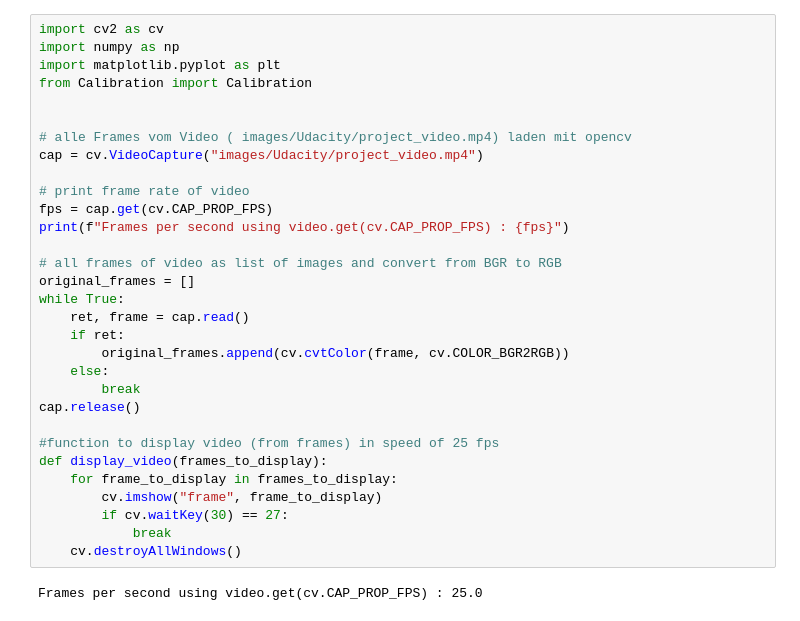
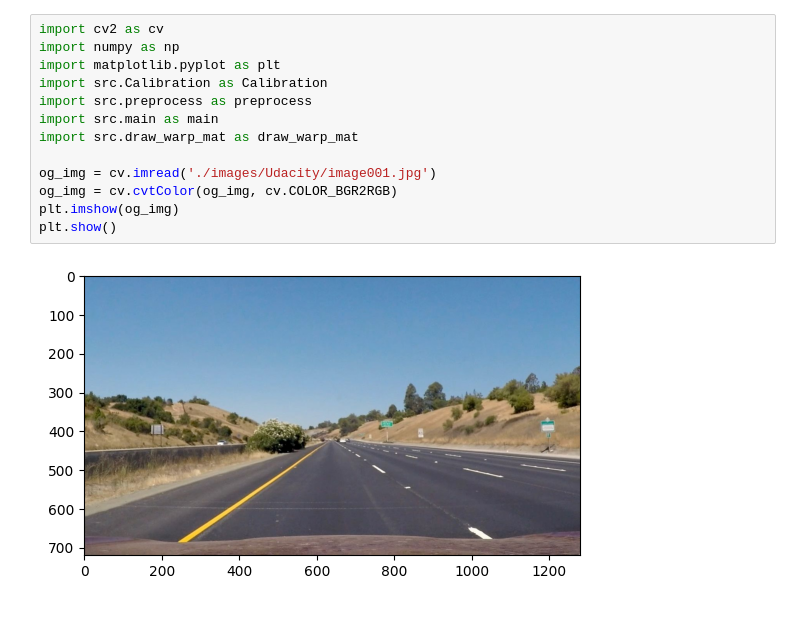
Before and after one commit to Ben-schlch/conventional_lane_detection, a Jupyter notebook: lane_detection.ipynb, the cells around one changed output. Saved outputs shown, nothing was run; the diff lists cells and outputs as text.

```diff
--- a/lane_detection.ipynb
+++ b/lane_detection.ipynb
@@ -3,33 +17,15 @@
 # %%
 import cv2 as cv
 import numpy as np
 import matplotlib.pyplot as plt
-from Calibration import Calibration
+import src.Calibration as Calibration
+import src.preprocess as preprocess
+import src.main as main
+import src.draw_warp_mat as draw_warp_mat
 
-
-# alle Frames vom Video ( images/Udacity/project_video.mp4) laden mit opencv
-cap = cv.VideoCapture("images/Udacity/project_video.mp4")
-
-# print frame rate of video
-fps = cap.get(cv.CAP_PROP_FPS)
-print(f"Frames per second using video.get(cv.CAP_PROP_FPS) : {fps}")
-
-# all frames of video as list of images and convert from BGR to RGB
-original_frames = []
-while True:
-    ret, frame = cap.read()
-    if ret:
-        original_frames.append(cv.cvtColor(frame, cv.COLOR_BGR2RGB))
-    else:
-        break
-cap.release()
-
-#function to display video (from frames) in speed of 25 fps
-def display_video(frames_to_display):
-    for frame_to_display in frames_to_display:
-        cv.imshow("frame", frame_to_display)
-        if cv.waitKey(30) == 27:
-            break
-    cv.destroyAllWindows()
+og_img = cv.imread('./images/Udacity/image001.jpg')
+og_img = cv.cvtColor(og_img, cv.COLOR_BGR2RGB)
+plt.imshow(og_img)
+plt.show()
 # %% [output]
-Frames per second using video.get(cv.CAP_PROP_FPS) : 25.0
+[figure, added]
```
Also changed, not shown: parts of 33 cells of this notebook.
